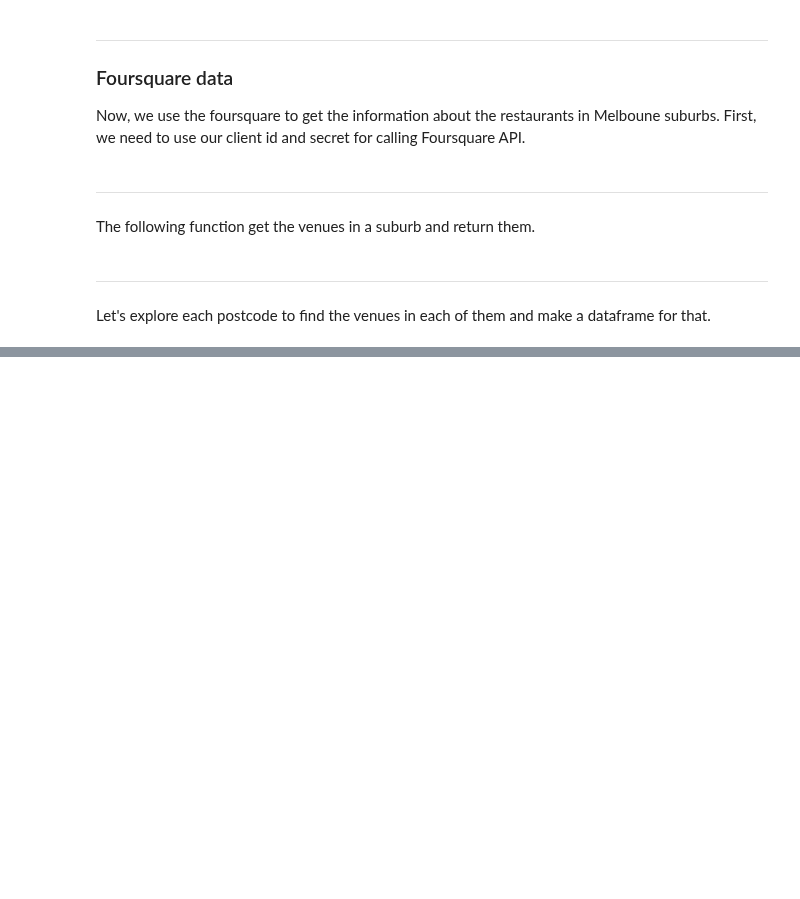
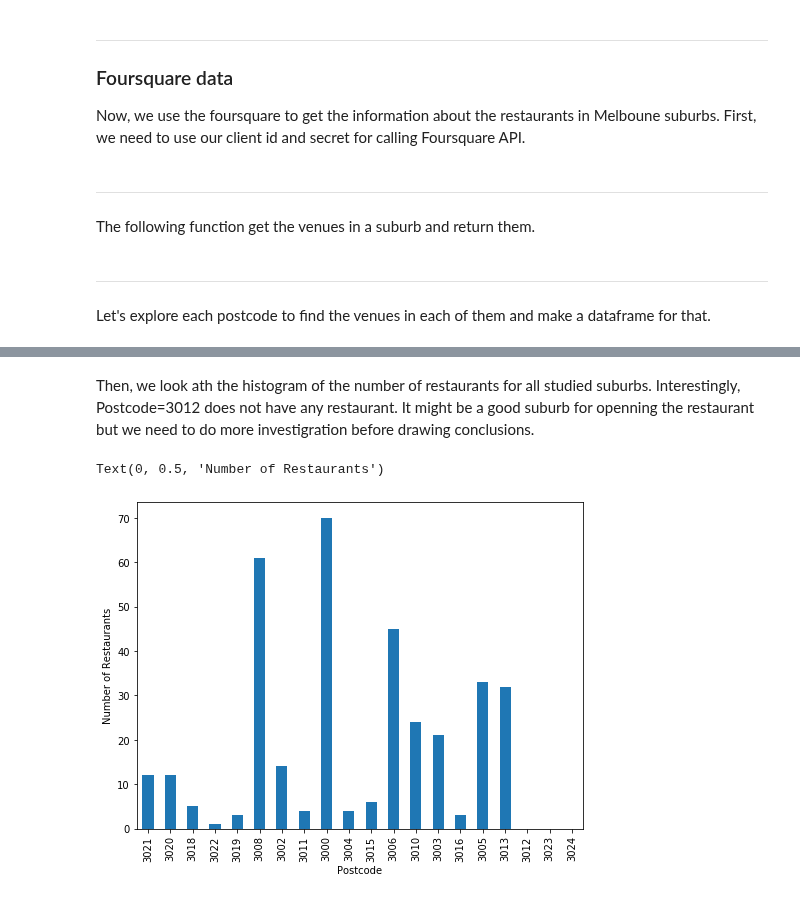
Before and after one commit to mnaemi/github-mn, a Jupyter notebook: Assignment4.ipynb, the cells around one changed output, grey strips where cells are left out. Drawn from its saved outputs; the diff is of its cells as text; code cells hidden in the pictures; blank space fills up the shorter version.

```diff
--- a/Assignment4.ipynb
+++ b/Assignment4.ipynb
@@ -244,0 +300,9 @@ Melb_venues.head()
+# %% [markdown]
+Then, we look ath the histogram of the number of restaurants for all studied suburbs. Interestingly, Postcode=3012 does not have any restaurant. It might be  a good suburb for openning the restaurant but we need to do more investigration before drawing conclusions.
+# %%
+#Melb_venues_crimes.set_index('Postcode',inplace=True)
+Melb_venues_crimes[['No Restaurants']].plot(kind='bar',figsize=(8, 6),legend=None)
+plt.ylabel('Number of Restaurants')
+# %% [output]
+Text(0, 0.5, 'Number of Restaurants')
+[figure, added]
```
Also changed, not shown: parts of 43 cells of this notebook.
